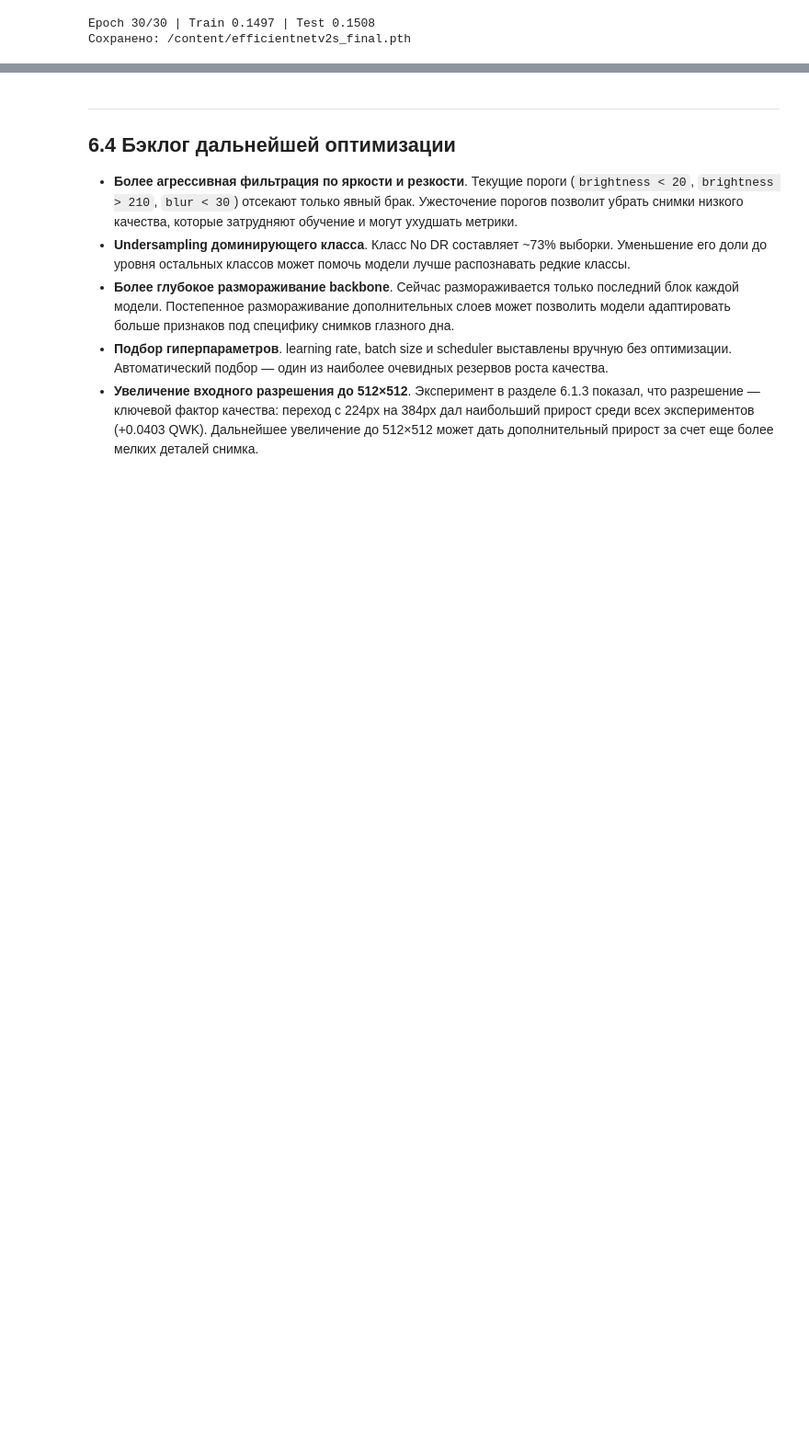
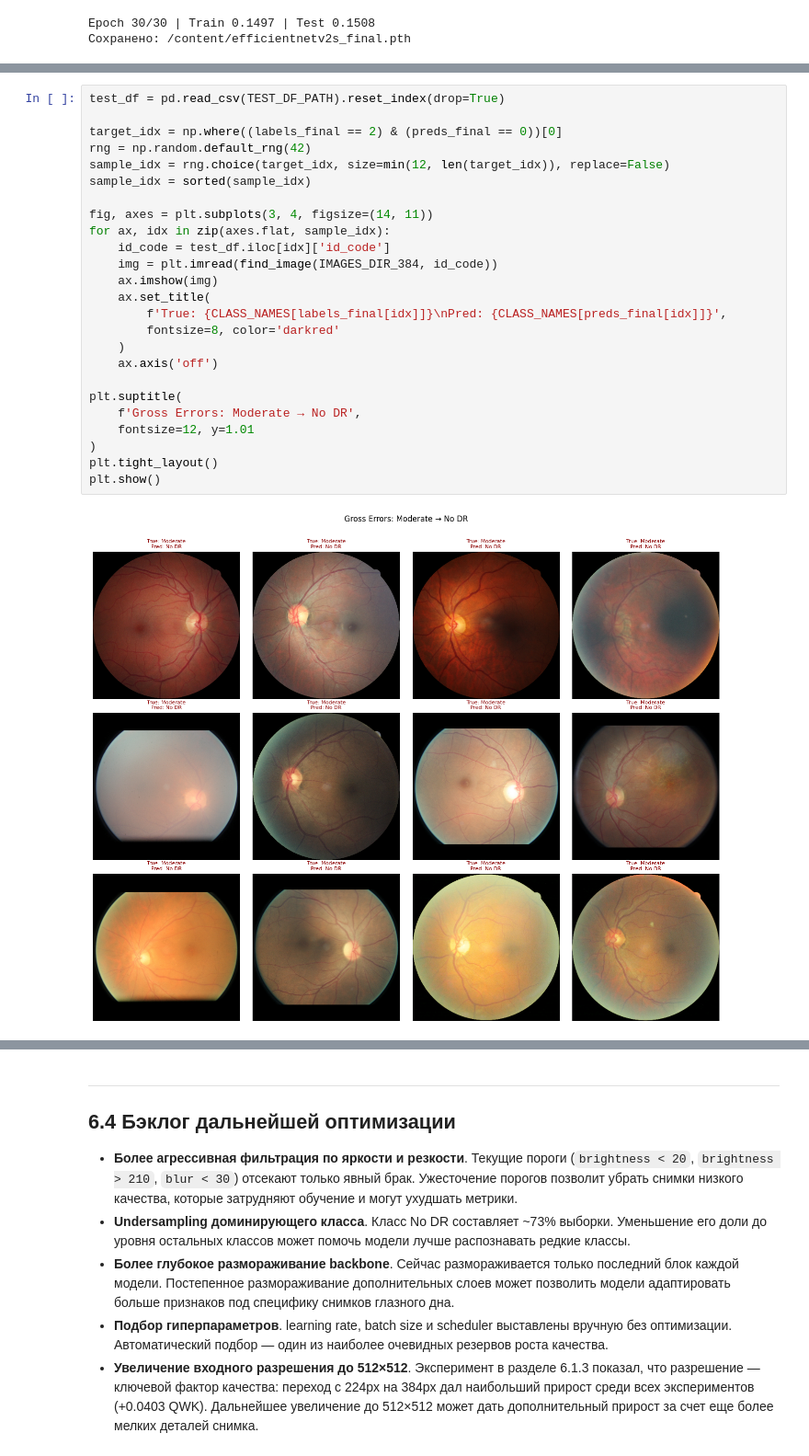
Before and after one commit to sskrkss/eye-ai, a Jupyter notebook: Lesson6.ipynb, the cells around one changed output, grey strips where cells are left out. Shown at 92% size. Saved outputs shown, nothing was run; the diff lists cells and outputs as text; blank space fills up the shorter version.

```diff
--- a/Lesson6.ipynb
+++ b/Lesson6.ipynb
@@ -774,0 +871,27 @@ show_metrics_table(
+# %%
+test_df = pd.read_csv(TEST_DF_PATH).reset_index(drop=True)
+
+target_idx = np.where((labels_final == 2) & (preds_final == 0))[0]
+rng = np.random.default_rng(42)
+sample_idx = rng.choice(target_idx, size=min(12, len(target_idx)), replace=False)
+sample_idx = sorted(sample_idx)
+
+fig, axes = plt.subplots(3, 4, figsize=(14, 11))
+for ax, idx in zip(axes.flat, sample_idx):
+    id_code = test_df.iloc[idx]['id_code']
+    img = plt.imread(find_image(IMAGES_DIR_384, id_code))
+    ax.imshow(img)
+    ax.set_title(
+        f'True: {CLASS_NAMES[labels_final[idx]]}\nPred: {CLASS_NAMES[preds_final[idx]]}',
+        fontsize=8, color='darkred'
+    )
+    ax.axis('off')
+
+plt.suptitle(
+    f'Gross Errors: Moderate → No DR',
+    fontsize=12, y=1.01
+)
+plt.tight_layout()
+plt.show()
+# %% [output]
+[figure, added]
```
Also changed, not shown: parts of 22 cells of this notebook, 17 other files.
